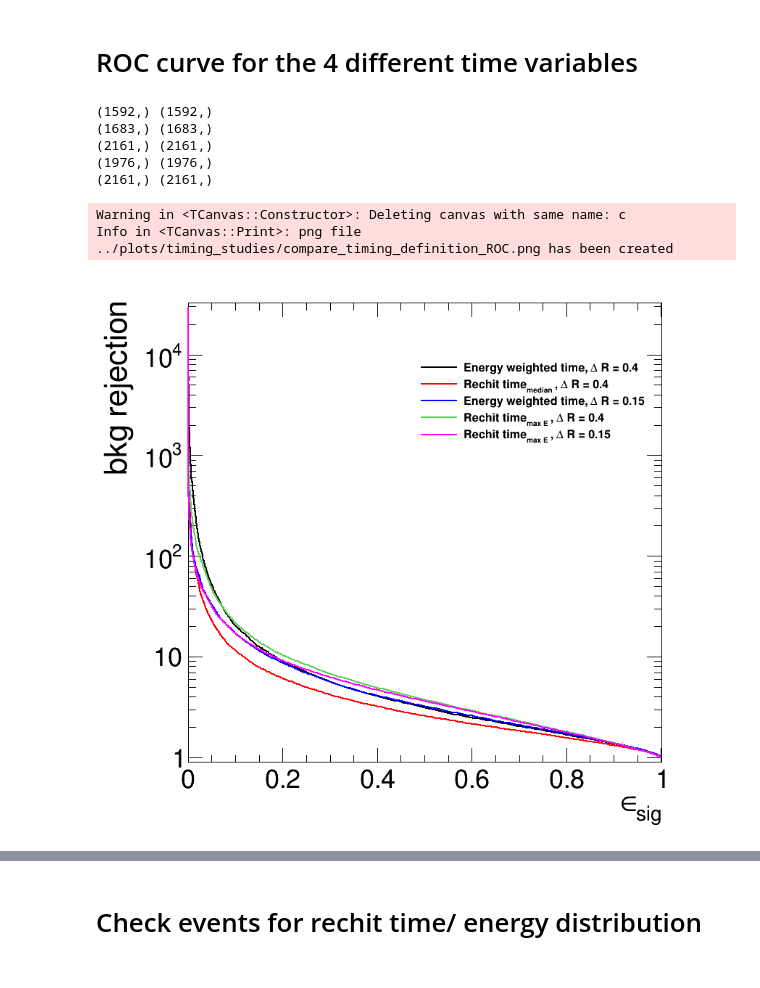
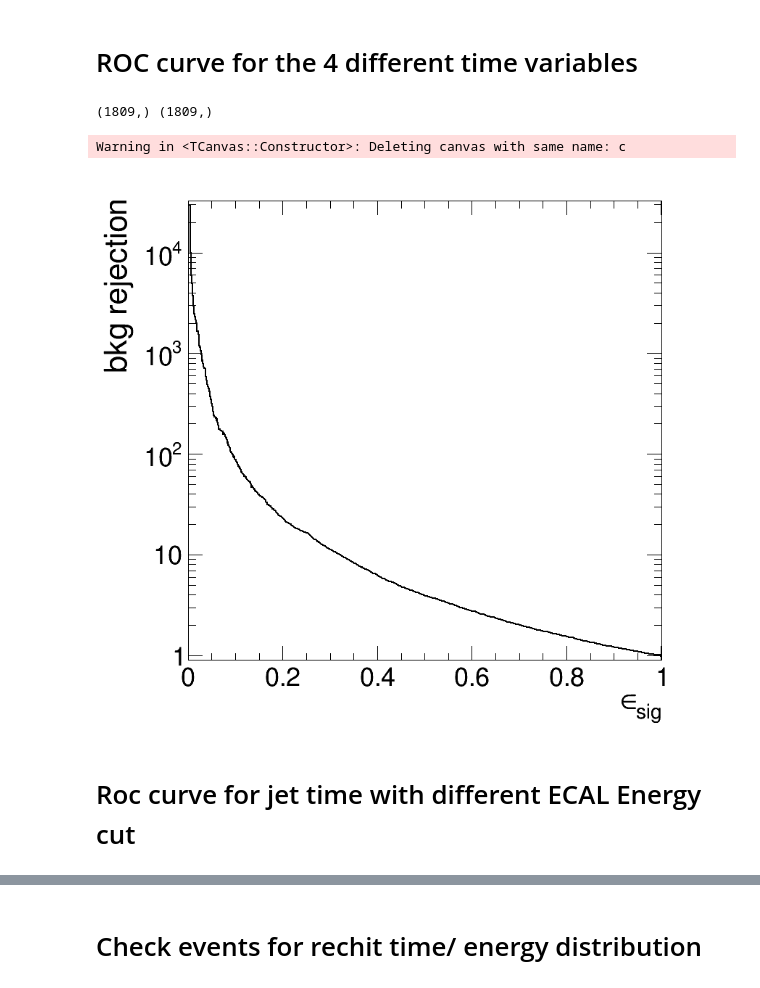
Before and after one commit to cms-lpc-llp/delayed_jet_analyzer, a Jupyter notebook: plot_scripts/time_rechit_studies.ipynb, the cells around one changed output, grey strips where cells are left out. Saved outputs shown, nothing was run; the diff lists cells and outputs as text; code cells hidden in the pictures.

```diff
--- a/plot_scripts/time_rechit_studies.ipynb
+++ b/plot_scripts/time_rechit_studies.ipynb
@@ -40,7 +40,7 @@ lumi = 137000 #in pb-1
 # fpath_bkg['QCD15'] = bkg_path+"ntuple_RunIIFall17_QCD_Pt_15to30_TuneCP5_13TeV_pythia8.root"
 fpath_bkg['QCD30'] = bkg_path+"ntuple_RunIIFall17_QCD_Pt_30to50_TuneCP5_13TeV_pythia8.root"
 # fpath_bkg['QCD170'] = bkg_path+"jet_timing_studies_ntuple_RunIIFall17DRPremix_QCD_Pt_170to300_TuneCP5_13TeV_pythia8.root"
-fpath_bkg['bbbb_mh125_ctau1'] = sig_path+'ntuple_RunIISummer16_bbbb_vh_mh125_mx50_pl1000.root'
+fpath_bkg['bbbb_mh125_ctau1'] = sig_path+'ntuple_RunIISummer16_bbbb_vh_mh125_mx50_pl10000.root'
 # fpath_bkg['bbbb_mh2000_ctau1'] = sig_path+'ntuple_RunIISummer16_bbbb_vh_mh2000_mx975_pl1000.root'
 # fpath_bkg['bbbb_mh125_ctau10'] = sig_path+'ntuple_RunIISummer16_bbbb_vh_mh125_mx50_pl10000.root'
 # fpath_bkg['bbbb_mh2000_ctau10'] = sig_path+'ntuple_RunIISummer16_bbbb_vh_mh2000_mx975_pl10000.root'
@@ -375,0 +636,30 @@ Warning in <TROOT::Append>: Replacing existing TH1: h (Potential memory leak).
+# %%
+
+
+ecal_energy_cut = [15]
+
+for cut in ecal_energy_cut:
+    c = rt.TCanvas('c','c', 800, 800)
+    leg = rt.TLegend(0.55,0.80,0.75,0.90)
+    leg.SetTextSize(0.022)
+    leg.SetBorderSize(0)
+
+    leg.SetEntrySeparation(0.01)
+    i=0
+
+    for k in tree_bkg.keys():
+        cond = jetEcalEnergy[k] > cut
+        v = jetTime[k][cond]
+        h[k] = create_TH1D(v, axis_title = ['jet time [ns]','Events'], binning=[50,-8,15])
+
+
+        leg.AddEntry(h[k], legend[k])
+        h[k].SetLineColor(std_color_list[i])
+        h[k].DrawNormalized('same')
+        i+=1
+
+    i+=1
+    leg.Draw()
+    c.SetLogy()
+    c.Draw()
+    c.SaveAs('../plots/timing_studies/jettime_ecalenergycut'+str(cut)+'.png')
@@ -548,7 +838,6 @@ for i in range(len(moment_legend)):
     gr[moment_xaxis[i]].SetLineWidth(2)
     gr[moment_xaxis[i]].SetMarkerColor(std_color_list[i])
 
-    gr[moment_xaxis[i]].SetMarkerColor(std_color_list[i])
 
 #     gr[name[i]].GetYaxis().SetRangeUser(0,0.3)
     gr[moment_xaxis[i]].GetXaxis().SetRangeUser(0.0, 1.0)
@@ -591,8 +868,8 @@ time_legend = ['Energy weighted time, #Delta R = 0.4','Rechit time_{median}, #De
 
 
 
-# time_vars = [jet_frac_energy]
-# time_xaxis = ['jet_frac_energy']
+# time_vars = [jetEcalEnergy]
+# time_xaxis = ['jetEcalEnergy']
 
 qcd_key = 'QCD30'
 sig_k = 'bbbb_mh125_ctau1'
@@ -600,43 +877,40 @@ for i in range(len(time_vars)):
     v = time_vars[i]
     eff = {}
     thre = np.array(range(1000))/1000.0
-    thre = np.array(range(2500))/100.0-10
+    thre = np.array(range(2000))/10.0-10
 #     print(thre)
     for k in tree_bkg.keys():
         v = time_vars[i][k]
         eff[k] = []
         for th in thre:
             eff[k].append(1.0*np.count_nonzero(v>th)/len(v))
         eff[k] = np.array(eff[k])
 #     Plotting ROC curve
     eff[sig_k] = eff[sig_k][np.logical_not(eff[qcd_key] == 0)]
     eff[qcd_key] = eff[qcd_key][np.logical_not(eff[qcd_key] == 0)]
     print(eff[qcd_key].shape, eff[sig_k].shape)
     gr[time_xaxis[i]] = create_TGraph(eff[sig_k],np.reciprocal(eff[qcd_key]),axis_title = ['#epsilon_{sig}','bkg rejection'])
     gr[time_xaxis[i]].SetLineColor(std_color_list[i])
     gr[time_xaxis[i]].SetLineWidth(2)
     gr[time_xaxis[i]].SetMarkerColor(std_color_list[i])
 
     gr[time_xaxis[i]].SetMarkerColor(std_color_list[i])
 
 #     gr[name[i]].GetYaxis().SetRangeUser(0,0.3)
     gr[time_xaxis[i]].GetXaxis().SetRangeUser(0.0, 1.0)
 #         gr[name[i]].GetYaxis().SetRangeUser(1.0/np.max(eff['QCD']), 10000)
 
 
     leg.AddEntry(gr[time_xaxis[i]],time_legend[i])
 
     gr[time_xaxis[i]].Draw('ac' if i==0 else 'c')
-leg.Draw()
+# leg.Draw()
 c.SetLogy()
 c.Draw()
-c.SaveAs('../plots/timing_studies/compare_timing_definition_ROC.png')
+# c.SaveAs('../plots/timing_studies/compare_timing_definition_ROC.png')
 # %% [output]
-(1592,) (1592,)
-(1683,) (1683,)
-(2161,) (2161,)
-(1976,) (1976,)
-(2161,) (2161,)
+(1809,) (1809,)
 Warning in <TCanvas::Constructor>: Deleting canvas with same name: c
-Info in <TCanvas::Print>: png file ../plots/timing_studies/compare_timing_definition_ROC.png has been created
-[figure, old version]
+[figure, new version]
+# %% [markdown]
+# Roc curve for jet time with different ECAL Energy cut
```
Also changed, not shown: parts of 17 cells of this notebook, 1 other file.
